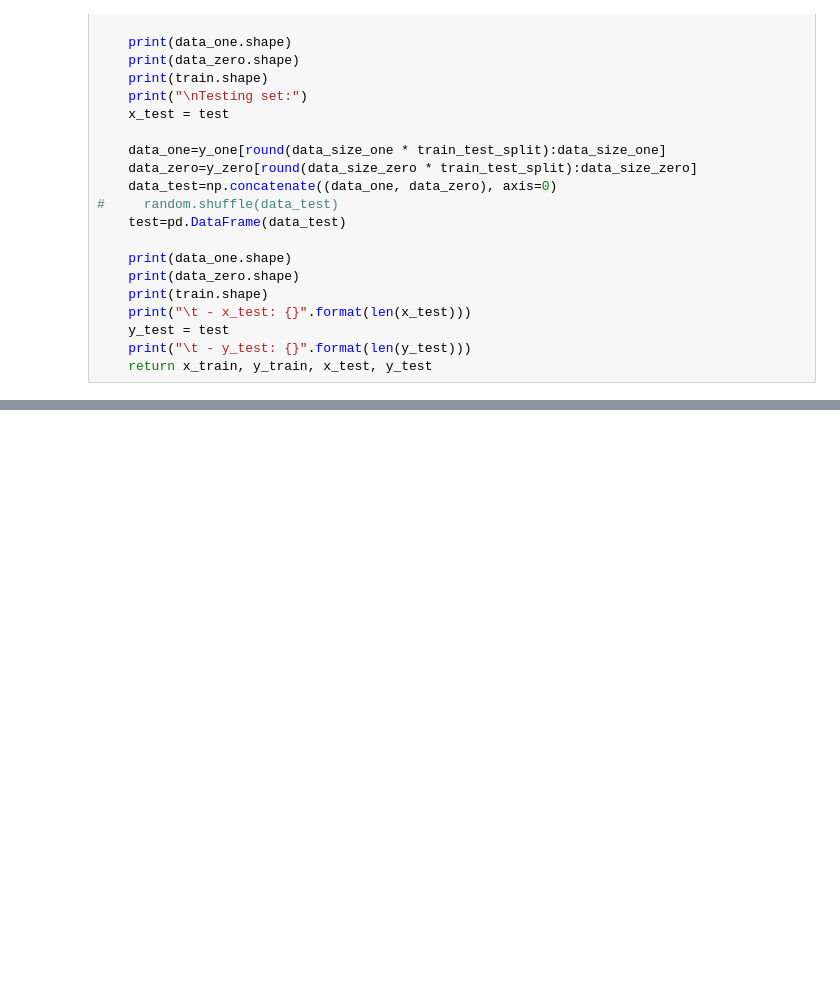
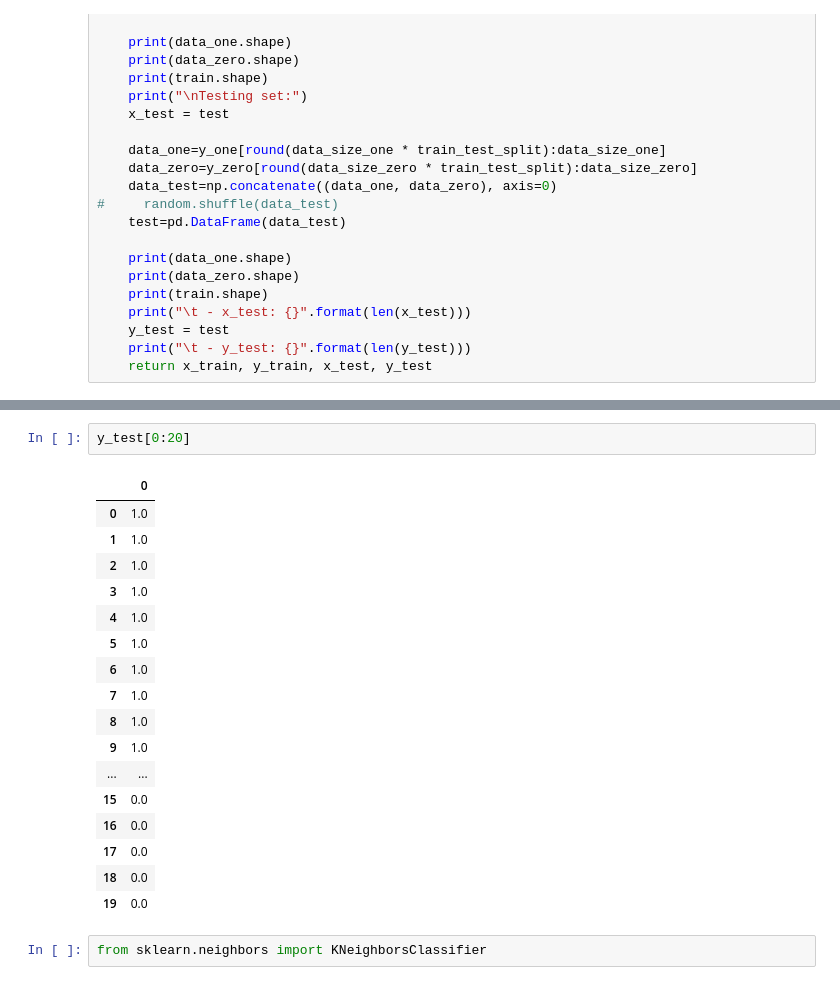
Before and after one commit to DoubleDoo/DEABrain-CW2021, a Jupyter notebook: WinApp/data_samples/lastone.ipynb, the cells around one changed output, grey strips where cells are left out. Drawn from its saved outputs; the diff is of its cells as text; blank space fills up the shorter version.

```diff
--- a/WinApp/data_samples/lastone.ipynb
+++ b/WinApp/data_samples/lastone.ipynb
@@ -210,0 +232,22 @@ print(y_test.shape)
+# %%
+y_test[0:20]
+# %% [output]
+|  | 0 |
+| 0 | 1.0 |
+| 1 | 1.0 |
+| 2 | 1.0 |
+| 3 | 1.0 |
+| 4 | 1.0 |
+| 5 | 1.0 |
+| 6 | 1.0 |
+| 7 | 1.0 |
+| 8 | 1.0 |
+| 9 | 1.0 |
+| ... | ... |
+| 15 | 0.0 |
+| 16 | 0.0 |
+| 17 | 0.0 |
+| 18 | 0.0 |
+| 19 | 0.0 |
+# %%
+from sklearn.neighbors import KNeighborsClassifier
```
Also changed, not shown: parts of 24 cells of this notebook, 5 other files.
